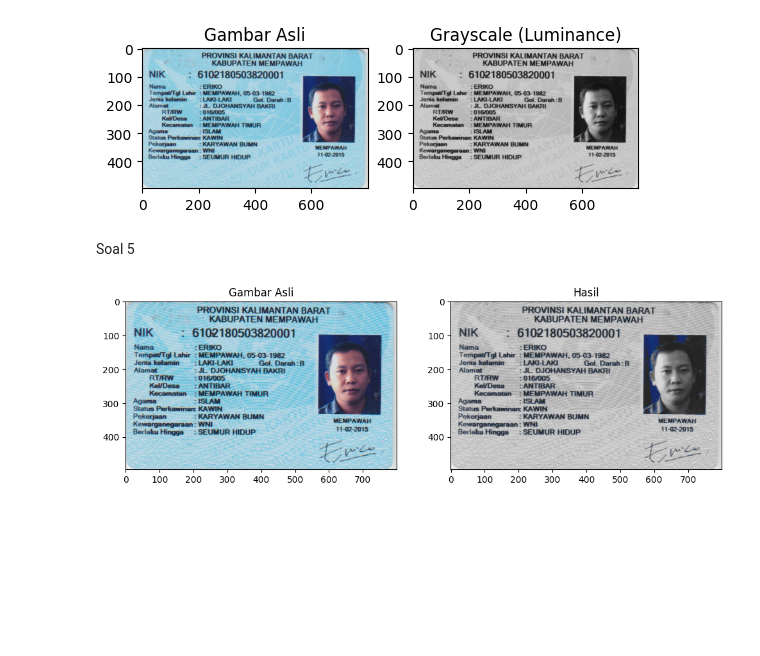
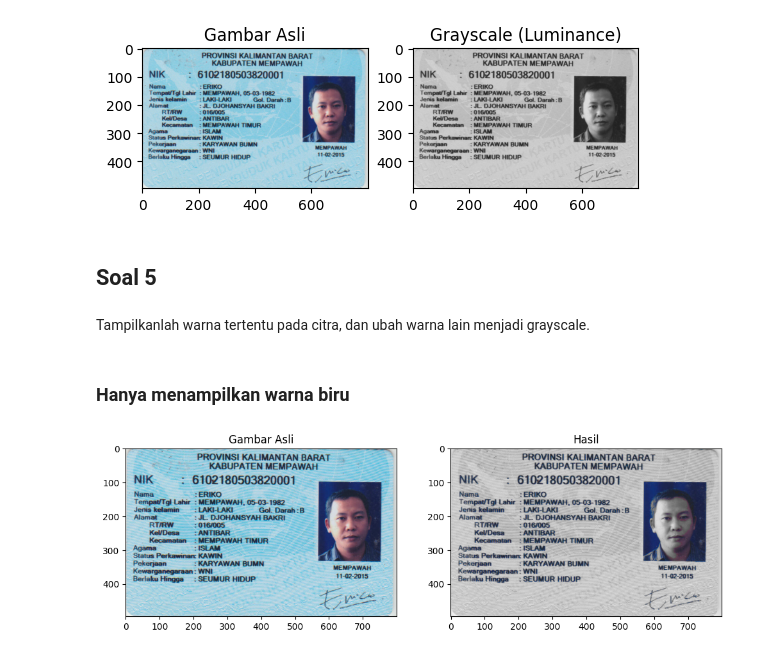
Before and after one commit to Dyinastie/PVCK_3D_Dyinastie, a Jupyter notebook: PCVK_Jobsheet3.ipynb, the cells around one changed output. Saved outputs shown, nothing was run; the diff lists cells and outputs as text; code cells hidden in the pictures; blank space fills up the shorter version.

```diff
--- a/PCVK_Jobsheet3.ipynb
+++ b/PCVK_Jobsheet3.ipynb
@@ -184,17 +181,19 @@ b. Lightness
 # %%
 ktp_2 = ktp_1.copy()
 
-# Mendapatkan dimensi gambar
-tinggi, lebar = ktp_2.shape[:2]
+tinggi = ktp_2.shape[0]
+lebar = ktp_2.shape[1]
 
 # Inisialisasi array untuk menyimpan hasil grayscale
-grayscale_lightness = np.zeros((tinggi, lebar), dtype=np.uint8)
+grayscale_lightness = np.zeros((tinggi, lebar, 3), ktp_2.dtype)
 
 # Akses setiap piksel
 for y in range(tinggi):
     for x in range(lebar):
         # Mendapatkan nilai R, G, B
-        R, G, B = ktp_1[y, x].astype(np.int32)
+        R = int(ktp_2[y, x, 0])
+        G = int(ktp_2[y, x, 1])
+        B = int(ktp_2[y, x, 2])
         # Metode Lightness
         lightness_value = (np.max([R, G, B]) + np.min([R, G, B])) / 2
         grayscale_lightness[y, x] = np.clip(lightness_value, 0, 255)
@@ -218,17 +217,19 @@ c. Luminance
 # %%
 ktp_3 = ktp_1.copy()
 
-# Mendapatkan dimensi gambar
-tinggi, lebar = ktp_3.shape[:2]
+tinggi = ktp_3.shape[0]
+lebar = ktp_3.shape[1]
 
 # Inisialisasi array untuk menyimpan hasil grayscale
-grayscale_luminance = np.zeros((tinggi, lebar), dtype=np.uint8)
+grayscale_luminance = np.zeros((tinggi, lebar, 3), ktp_2.dtype)
 
 # Akses setiap piksel
 for y in range(tinggi):
     for x in range(lebar):
         # Mendapatkan nilai R, G, B
-        R, G, B = ktp_1[y, x].astype(np.int32)
+        R = int(ktp_3[y, x, 0])
+        G = int(ktp_3[y, x, 1])
+        B = int(ktp_3[y, x, 2])
         # Metode Luminance
         luminance_value = 0.21 * R + 0.72 * G + 0.07 * B
         grayscale_luminance[y, x] = np.clip(luminance_value, 0, 255)
@@ -247,50 +248,56 @@ plt.title('Grayscale (Luminance)')
 plt.show()
 # %% [output]
 [figure]
-# %% [markdown]
-Soal 5
+# %% [markdown]
+## Soal 5
+# %% [markdown]
+Tampilkanlah warna tertentu pada citra, dan ubah warna lain menjadi grayscale.
+# %% [markdown]
+### Hanya menampilkan warna biru
 # %%
-# Salin gambar
 ktp_4 = ktp_1.copy()
 
-# Mendapatkan dimensi gambar
-tinggi, lebar = ktp_4.shape[:2]
-
-# Inisialisasi array untuk menyimpan hasil
-grayscale_image = np.zeros((tinggi, lebar, 3), dtype=np.uint8)
-colored_image = np.zeros((tinggi, lebar, 3), dtype=np.uint8)
+tinggi = ktp_4.shape[0]
+lebar = ktp_4.shape[1]
 
 # Tentukan batas bawah dan batas atas untuk warna biru dalam format RGB
-lower_blue = np.array([0, 0, 100])      # Batas bawah warna biru (R, G, B)
+lower_blue = np.array([0, 0, 50])      # Batas bawah warna biru (R, G, B)
 upper_blue = np.array([100, 100, 255])  # Batas atas warna biru (R, G, B)
 
-# Masker untuk warna biru
-biru = cv.inRange(ktp_4, lower_blue, upper_blue)
+# Menciptakan area biru
+area_biru = cv.inRange(ktp_4, lower_blue, upper_blue)
 
-# Ubah seluruh gambar menjadi grayscale
-gray_image = cv.cvtColor(ktp_4, cv.COLOR_RGB2GRAY)
-grayscale_image[:, :, 0] = gray_image
-grayscale_image[:, :, 1] = gray_image
-grayscale_image[:, :, 2] = gray_image
+# Inisialisasi array selain area biru
+hasil = np.zeros(ktp_4.shape, ktp_4.dtype)
 
-# Terapkan masker untuk mempertahankan warna biru
-colored_image[biru > 0] = ktp_4[biru > 0]
-grayscale_image[biru > 0] = ktp_4[biru > 0]
+for y in range(tinggi):
+    for x in range(lebar):
+        # Mendapatkan nilai R, G, B
+        R = int(ktp_4[y, x, 0])
+        G = int(ktp_4[y, x, 1])
+        B = int(ktp_4[y, x, 2])
+        # Cek apakah piksel termasuk dalam area biru
+        if area_biru[y, x] > 0:
+          hasil[y, x] = [R, G, B]
+        else:
+          # Gunakan Grayscale (Average)
+          abu = (R + G + B) / 3
+          hasil[y, x] = np.clip(abu, 0, 255)
 
 # Menampilkan gambar hasil dengan matplotlib
 plt.figure(figsize=(12, 6))
 
 # Subplot 1: Gambar Asli
 plt.subplot(1, 2, 1)
 plt.imshow(ktp_4)
 plt.title('Gambar Asli')
 
 # Subplot 2: Gambar dengan warna biru dipertahankan
 plt.subplot(1, 2, 2)
-plt.imshow(grayscale_image)
+plt.imshow(hasil)
 plt.title('Hasil')
 
 # Menampilkan semua gambar secara berdampingan
 plt.show()
 # %% [output]
-[figure, old version]
+[figure, new version]
```
Also changed, not shown: parts of 20 cells of this notebook.
